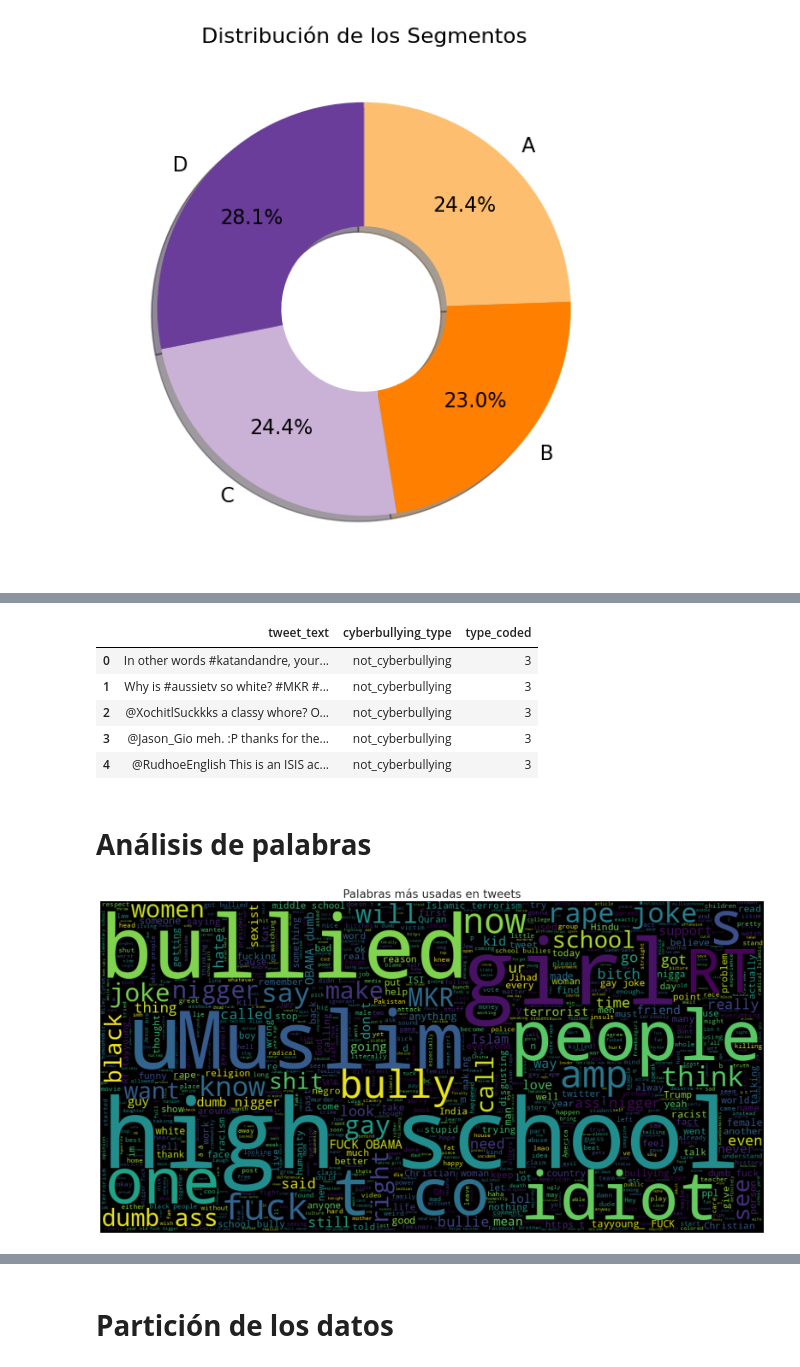
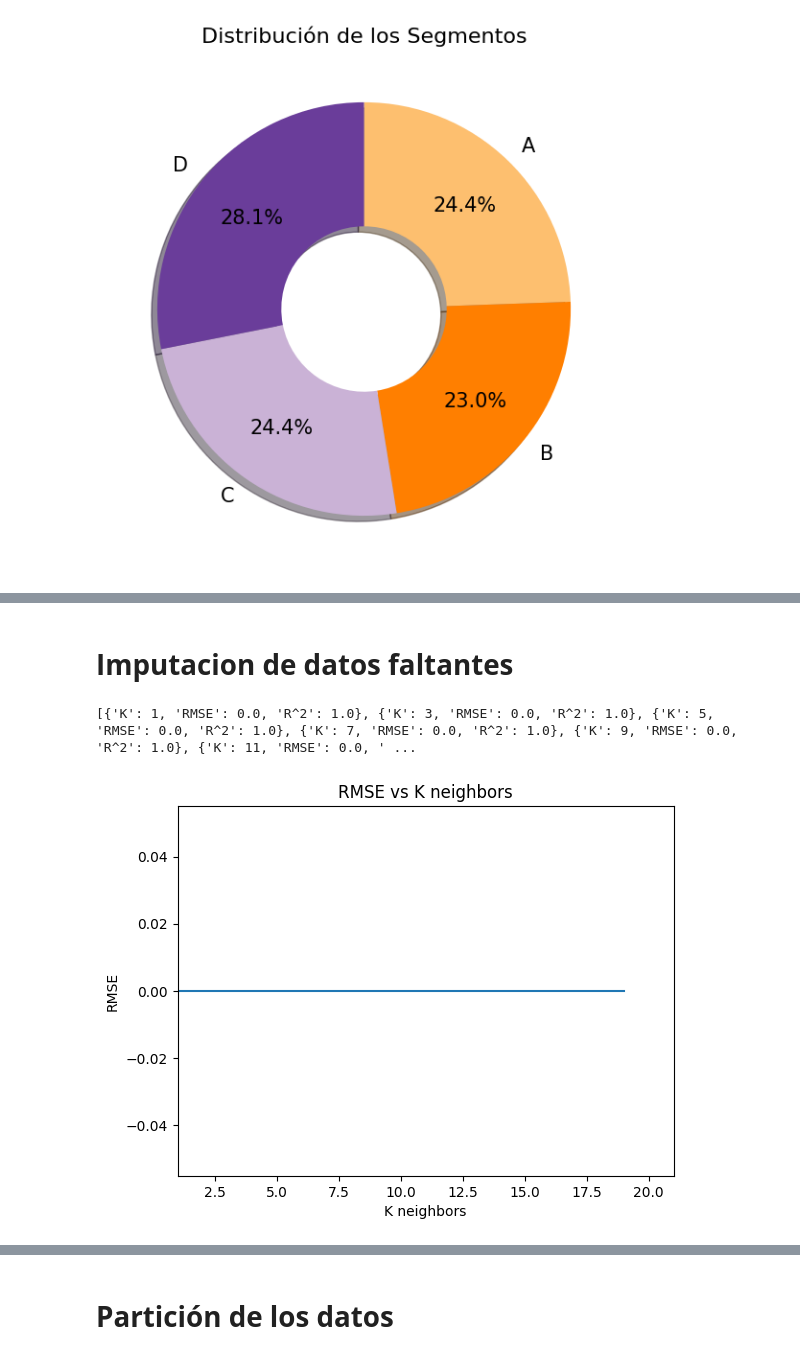
Before and after one commit to Manolo1109/Proyecto_Fundamentos, a Jupyter notebook: Proyecto_Fundamentos.ipynb, the cells around one changed output, grey strips where cells are left out. Drawn from its saved outputs; the diff is of its cells as text; code cells hidden in the pictures.

```diff
--- a/Proyecto_Fundamentos.ipynb
+++ b/Proyecto_Fundamentos.ipynb
@@ -272,23 +276,35 @@ X_tf
-# %%
-df['type_coded'] = df['cyberbullying_type'].astype('category')
-df['type_coded'] = df['type_coded'].cat.codes
-df.head()
-# %% [output]
-|  | tweet_text | cyberbullying_type | type_coded |
-| 0 | In other words #katandandre, your... | not_cyberbullying | 3 |
-| 1 | Why is #aussietv so white? #MKR #... | not_cyberbullying | 3 |
-| 2 | @XochitlSuckkks a classy whore? O... | not_cyberbullying | 3 |
-| 3 | @Jason_Gio meh. :P thanks for the... | not_cyberbullying | 3 |
-| 4 | @RudhoeEnglish This is an ISIS ac... | not_cyberbullying | 3 |
-# %% [markdown]
-# **Análisis de palabras**
-# %%
-text = ' '.join([word for word in df['tweet_text']])
-plt.figure(figsize=(20,15), facecolor='None')
-wordcloud = WordCloud(max_words=1000, width=1200, height=600).generate(text)
-plt.imshow(wordcloud, interpolation='bilinear')
-plt.axis("off")
-plt.title('Palabras más usadas en tweets', fontsize=19)
-plt.show()
-# %% [output]
-[figure, removed]
+# %% [markdown]
+# **Imputacion de datos faltantes**
+# %%
+def obtain_X_y(df):
+    return df.drop(columns=['Segmentation_A']),df[['Segmentation_A']]
+# %%
+
+def optimize_k(df):
+    errors = []
+    for k in range(1, 20, 2):
+        imputer = KNNImputer(n_neighbors=k)
+        imputed = imputer.fit_transform(df)
+        df_imputed = pd.DataFrame(imputed, columns=df.columns)
+
+        X,y = obtain_X_y(df_imputed)
+        X_train, X_test, y_train, y_test = train_test_split(X, y, test_size=0.3, random_state=1234)
+
+        model = RandomForestRegressor(random_state=1234)
+        model.fit(X_train, y_train)
+        preds = model.predict(X_test)
+        error = np.sqrt(mean_squared_error(y_test, preds))
+        errors.append({'K': k, 'RMSE': error, 'R^2': r2_score(y_test,preds)})
+
+    return errors
+
+errors = optimize_k(df_train)
+print(errors)
+# %% [output]
+[{'K': 1, 'RMSE': 0.0, 'R^2': 1.0}, {'K': 3, 'RMSE': 0.0, 'R^2': 1.0}, {'K': 5, 'RMSE': 0.0, 'R^2': 1.0}, {'K': 7, 'RMSE': 0.0, 'R^2': 1.0}, {'K': 9, 'RMSE': 0.0, 'R^2': 1.0}, {'K': 11, 'RMSE': 0.0, ' ...
+# %%
+ax = sns.lineplot(x=[errors[i]['K'] for i in range(len(errors))],y=[errors[i]['RMSE'] for i in range(len(errors))])
+ax.set(title='RMSE vs K neighbors',xlim=(1,21),xlabel='K neighbors', ylabel='RMSE')
+plt.show()
+# %% [output]
+[figure, added]
```
Also changed, not shown: parts of 30 cells of this notebook.
